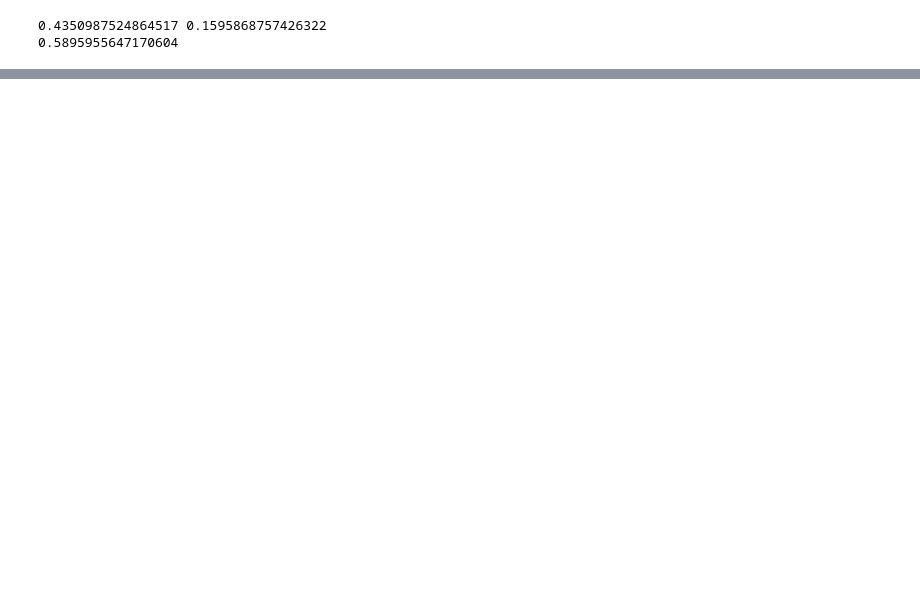
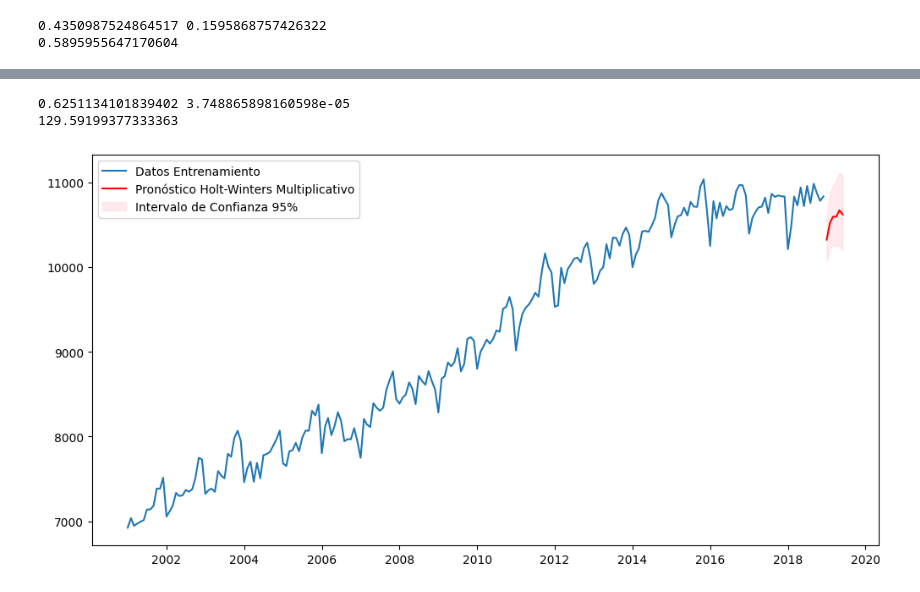
Before and after one commit to Rick2898/Series_Tiempo, a Jupyter notebook: ACTIVIDAD_2/Entregable/Act_2.ipynb, the cells around one changed output, grey strips where cells are left out. Saved outputs shown, nothing was run; the diff lists cells and outputs as text; code cells hidden in the pictures; blank space fills up the shorter version.

Commit message:
estimación de varios modelos con gráficas

```diff
--- a/ACTIVIDAD_2/Entregable/Act_2.ipynb
+++ b/ACTIVIDAD_2/Entregable/Act_2.ipynb
@@ -143,0 +177,22 @@ print(rmse_hw_mul)
+# %%
+
+ets_model = ETSModel(
+    endog=train_td["Ocupados"],
+    error="mul", trend=None, seasonal="mul"
+)
+ets_result = ets_model.fit()
+
+# Pronósticos para 6 periodos
+point_forecast = ets_result.forecast(6)
+
+# Intervalos de confianza al 95%
+ci = ets_result.get_prediction(
+    start=point_forecast.index[0],# obtiene pronostico desde el primer periodo
+    end=point_forecast.index[-1] # hasta el ultimo periodo
+)
+conf_forecast = ci.pred_int(alpha=0.05) # calcula al 95%
+limits = ci.predicted_mean  # extrae la media predicha
+
+preds_hw_error_mul_tend_NA_station_mul = pd.concat([limits, conf_forecast], axis=1) # concatena los resultados con los intervalos
+preds_hw_error_mul_tend_NA_station_mul.columns = ['Point_forecast', 'lower_95', 'upper_95']
+print(preds_hw_error_mul_tend_NA_station_mul)
@@ -143,0 +207,20 @@ print(rmse_hw_mul)
+# %%
+# Parámetros estimados y RMSE
+print(ets_result.alpha, ets_result.gamma)
+
+rmse_hw_error_mul_tend_NA_station_mul = np.sqrt(mean_squared_error(
+    test_td, preds_hw_error_mul_tend_NA_station_mul['Point_forecast']
+))
+print(rmse_hw_error_mul_tend_NA_station_mul)
+# %% [output]
+0.6251134101839402 3.748865898160598e-05
+129.59199377333363
+# %%
+plt.figure(figsize=(12, 6))
+plt.plot(train_td, label="Datos Entrenamiento")
+plt.plot(preds_hw_error_mul_tend_NA_station_mul['Point_forecast'], label="Pronóstico Holt-Winters Multiplicativo", color='red')
+plt.fill_between(preds_hw_error_mul_tend_NA_station_mul.index, preds_hw_error_mul_tend_NA_station_mul['lower_95'], preds_hw_error_mul_tend_NA_station_mul['upper_95'], color='pink', alpha=0.3, label="Intervalo de Confianza 95%")
+plt.legend()
+plt.show()
+# %% [output]
+[figure, added]
```
Also changed, not shown: parts of 12 cells of this notebook, 1 other file.
